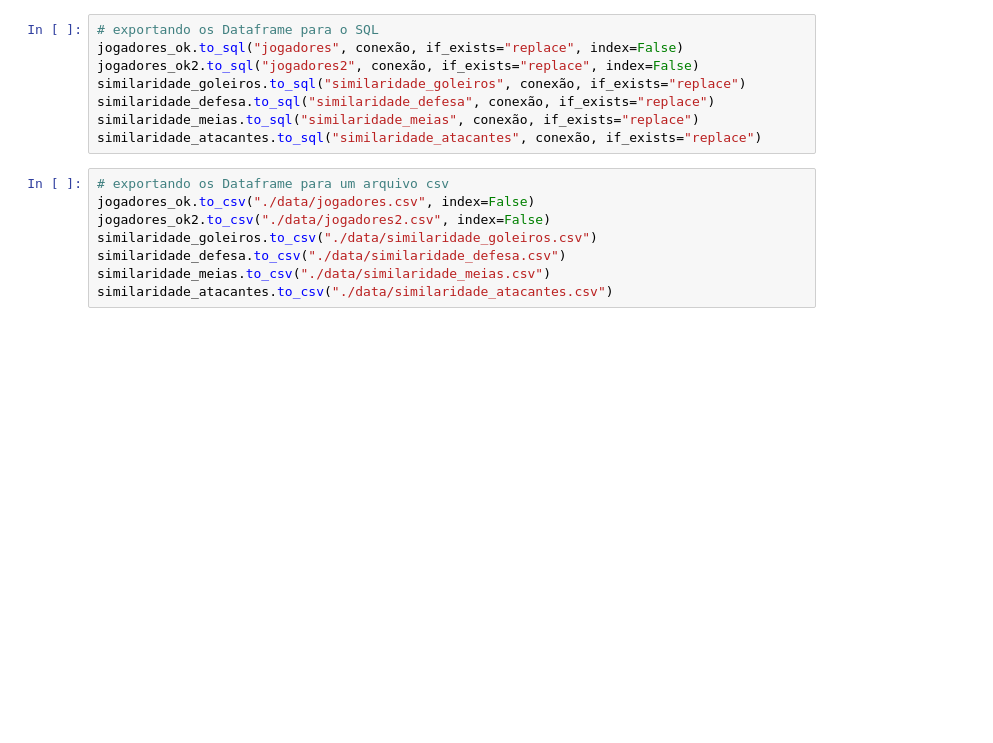
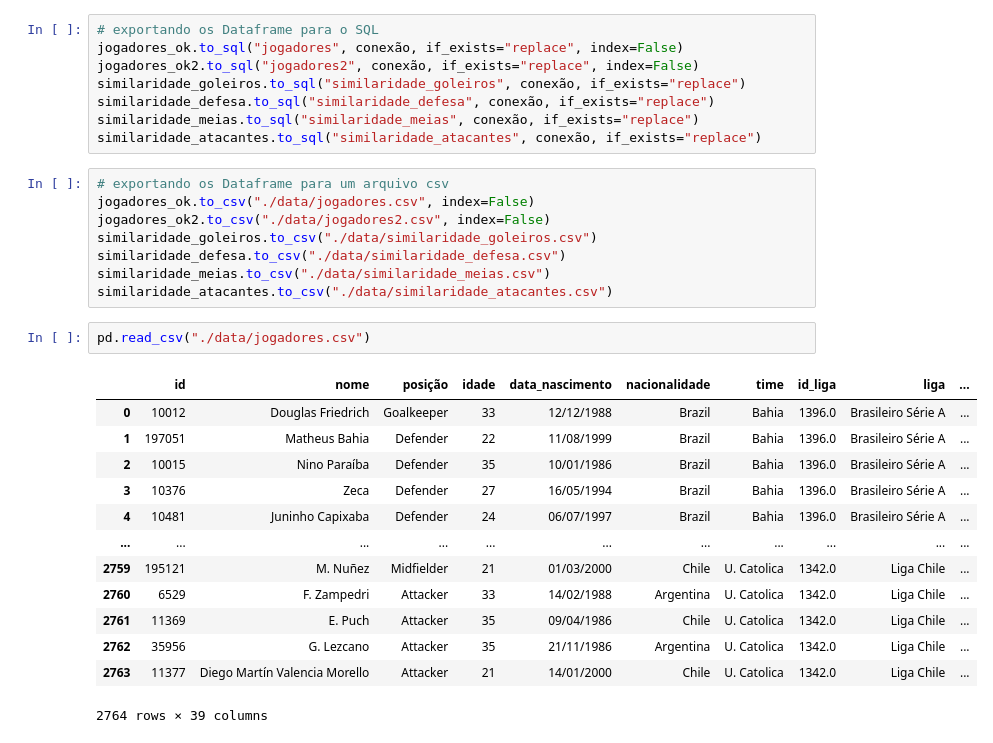
Before and after one commit to alexandrenussbacher/Ironhack-Projeto_Final, a Jupyter notebook: Jogadores - América do Sul.ipynb, the cells around one changed output. Saved outputs shown, nothing was run; the diff lists cells and outputs as text; blank space fills up the shorter version.

```diff
--- a/Jogadores - América do Sul.ipynb
+++ b/Jogadores - América do Sul.ipynb
@@ -770,3 +770,19 @@ similaridade_goleiros.to_csv("./data/similaridade_goleiros.csv")
 similaridade_defesa.to_csv("./data/similaridade_defesa.csv")
 similaridade_meias.to_csv("./data/similaridade_meias.csv")
 similaridade_atacantes.to_csv("./data/similaridade_atacantes.csv")
+# %%
+pd.read_csv("./data/jogadores.csv")
+# %% [output]
+|  | id | nome | posição | idade | data_nascimento | nacionalidade | time | id_liga | liga | ... |
+| 0 | 10012 | Douglas Friedrich | Goalkeeper | 33 | 12/12/1988 | Brazil | Bahia | 1396.0 | Brasileiro Série A | ... |
+| 1 | 197051 | Matheus Bahia | Defender | 22 | 11/08/1999 | Brazil | Bahia | 1396.0 | Brasileiro Série A | ... |
+| 2 | 10015 | Nino Paraíba | Defender | 35 | 10/01/1986 | Brazil | Bahia | 1396.0 | Brasileiro Série A | ... |
+| 3 | 10376 | Zeca | Defender | 27 | 16/05/1994 | Brazil | Bahia | 1396.0 | Brasileiro Série A | ... |
+| 4 | 10481 | Juninho Capixaba | Defender | 24 | 06/07/1997 | Brazil | Bahia | 1396.0 | Brasileiro Série A | ... |
+| ... | ... | ... | ... | ... | ... | ... | ... | ... | ... | ... |
+| 2759 | 195121 | M. Nuñez | Midfielder | 21 | 01/03/2000 | Chile | U. Catolica | 1342.0 | Liga Chile | ... |
+| 2760 | 6529 | F. Zampedri | Attacker | 33 | 14/02/1988 | Argentina | U. Catolica | 1342.0 | Liga Chile | ... |
+| 2761 | 11369 | E. Puch | Attacker | 35 | 09/04/1986 | Chile | U. Catolica | 1342.0 | Liga Chile | ... |
+| 2762 | 35956 | G. Lezcano | Attacker | 35 | 21/11/1986 | Argentina | U. Catolica | 1342.0 | Liga Chile | ... |
+| 2763 | 11377 | Diego Martín Valencia Morello | Attacker | 21 | 14/01/2000 | Chile | U. Catolica | 1342.0 | Liga Chile | ... |
+2764 rows × 39 columns
```
Also changed, not shown: 4 other files.
